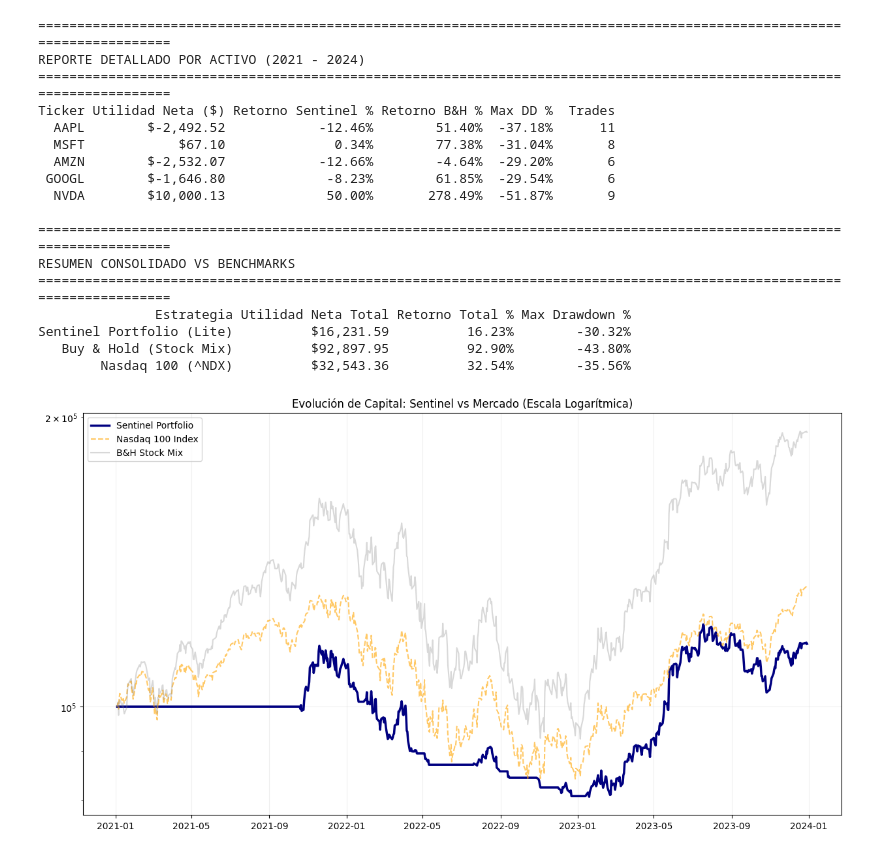
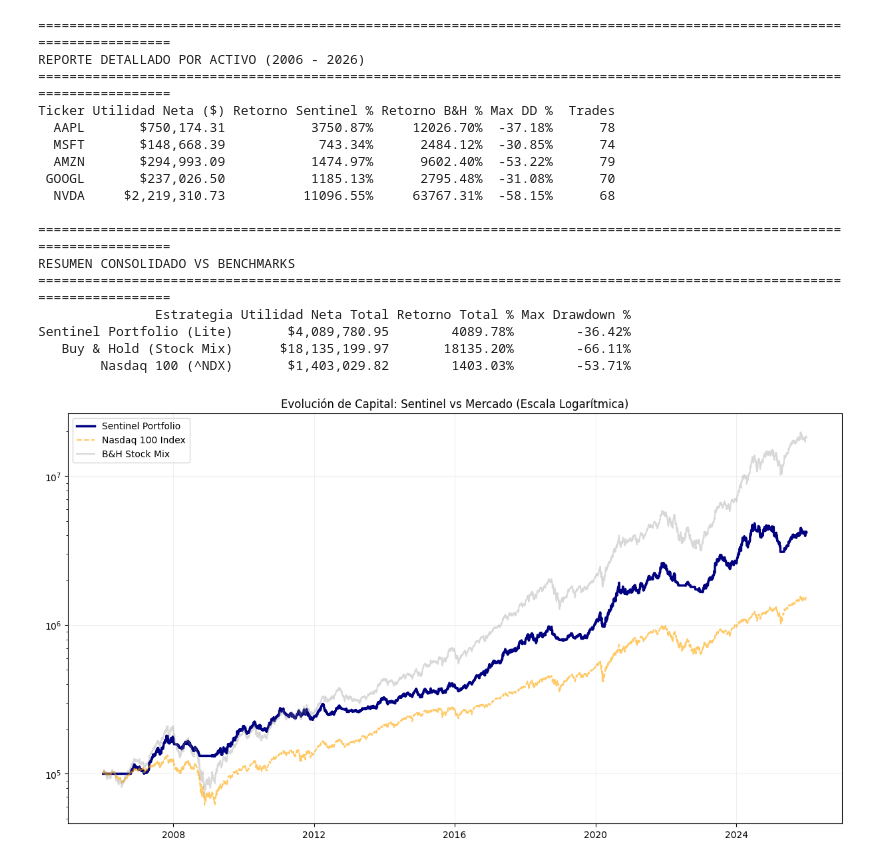
Before and after one commit to LiamSalazar/CienciaDatos, a Jupyter notebook: Proyecto/QuantModelTesting.ipynb, the cells around one changed output. Drawn from its saved outputs; the diff is of its cells as text; code cells hidden in the pictures.

```diff
--- a/Proyecto/QuantModelTesting.ipynb
+++ b/Proyecto/QuantModelTesting.ipynb
@@ -9,7 +9,7 @@ import matplotlib.pyplot as plt
 # ==========================================
 TICKERS = ["AAPL", "MSFT", "AMZN", "GOOGL", "NVDA"]
 INDEX_TICKER = "^NDX"
-START, END = "2021-01-01", "2024-01-01"
+START, END = "2006-01-01", "2026-01-01"
 CAPITAL_INICIAL = 100000
 CAPITAL_POR_TICKER = CAPITAL_INICIAL / len(TICKERS)
 
@@ -104,40 +104,40 @@ def run_full_sentinel_audit():
         })
 
     print("\n" + "="*120)
     print("RESUMEN CONSOLIDADO VS BENCHMARKS")
     print("="*120)
     print(pd.DataFrame(global_stats).to_string(index=False, formatters={
         'Utilidad Neta Total': '${:,.2f}'.format,
         'Retorno Total %': '{:.2f}%'.format,
         'Max Drawdown %': '{:.2f}%'.format
     }))
 
     # GRÁFICA
     plt.figure(figsize=(15, 8))
     plt.plot(total_sentinel, label='Sentinel Portfolio', color='navy', lw=2.5)
     plt.plot(nasdaq_equity, label='Nasdaq 100 Index', color='orange', alpha=0.6, ls='--')
     plt.plot(total_bh, label='B&H Stock Mix', color='gray', alpha=0.3)
     plt.yscale('log')
     plt.title("Evolución de Capital: Sentinel vs Mercado (Escala Logarítmica)")
     plt.legend(); plt.grid(True, alpha=0.2); plt.show()
 
 run_full_sentinel_audit()
 # %% [output]
 ========================================================================================================================
-REPORTE DETALLADO POR ACTIVO (2021 - 2024)
+REPORTE DETALLADO POR ACTIVO (2006 - 2026)
 ========================================================================================================================
 Ticker Utilidad Neta ($) Retorno Sentinel % Retorno B&H % Max DD %  Trades
-  AAPL        $-2,492.52            -12.46%        51.40%  -37.18%      11
-  MSFT            $67.10              0.34%        77.38%  -31.04%       8
-  AMZN        $-2,532.07            -12.66%        -4.64%  -29.20%       6
- GOOGL        $-1,646.80             -8.23%        61.85%  -29.54%       6
-  NVDA        $10,000.13             50.00%       278.49%  -51.87%       9
+  AAPL       $750,174.31           3750.87%     12026.70%  -37.18%      78
+  MSFT       $148,668.39            743.34%      2484.12%  -30.85%      74
+  AMZN       $294,993.09           1474.97%      9602.40%  -53.22%      79
+ GOOGL       $237,026.50           1185.13%      2795.48%  -31.08%      70
+  NVDA     $2,219,310.73          11096.55%     63767.31%  -58.15%      68
 
 ========================================================================================================================
 RESUMEN CONSOLIDADO VS BENCHMARKS
 ========================================================================================================================
                Estrategia Utilidad Neta Total Retorno Total % Max Drawdown %
-Sentinel Portfolio (Lite)          $16,231.59          16.23%        -30.32%
-   Buy & Hold (Stock Mix)          $92,897.95          92.90%        -43.80%
-        Nasdaq 100 (^NDX)          $32,543.36          32.54%        -35.56%
+Sentinel Portfolio (Lite)       $4,089,780.95        4089.78%        -36.42%
+   Buy & Hold (Stock Mix)      $18,135,199.97       18135.20%        -66.11%
+        Nasdaq 100 (^NDX)       $1,403,029.82        1403.03%        -53.71%
-[figure, old version]
+[figure, new version]
```
